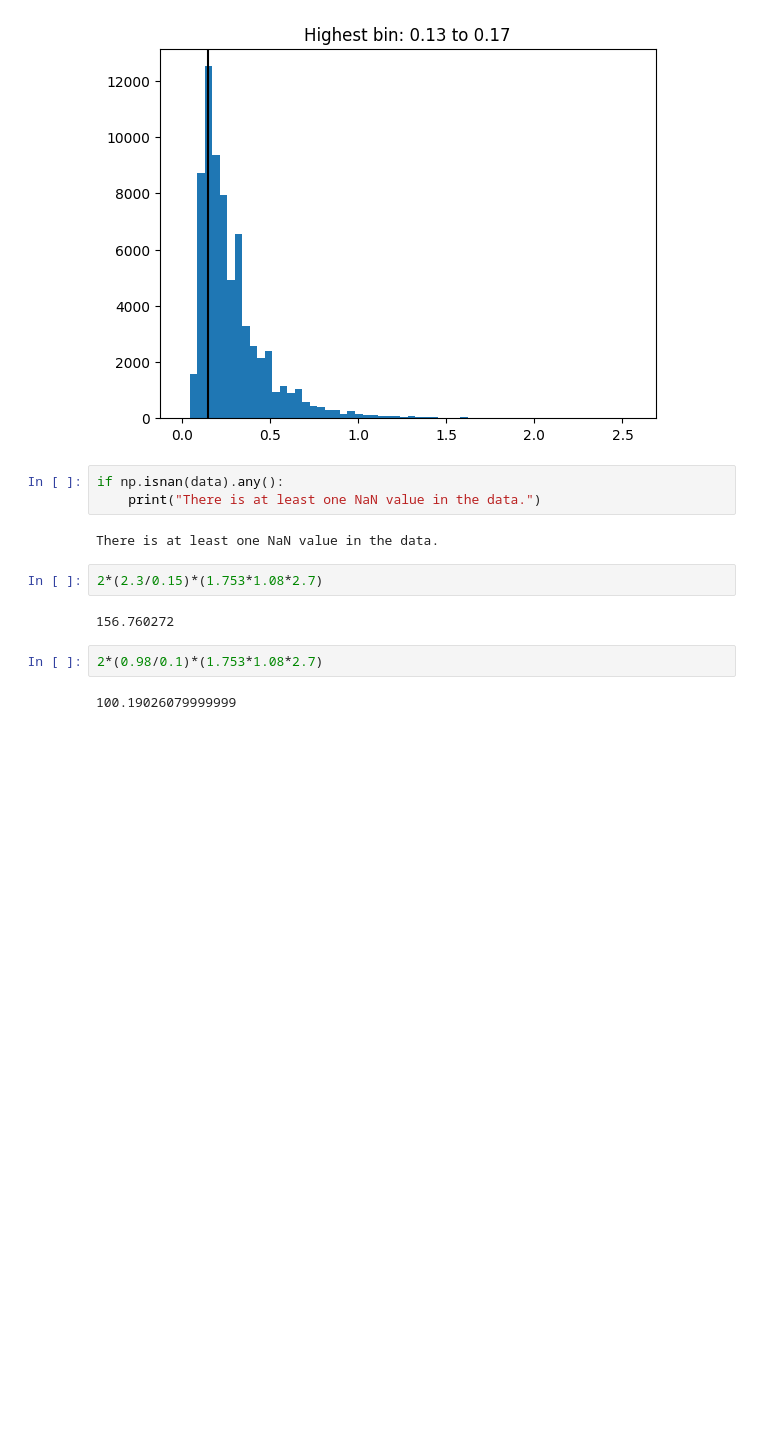
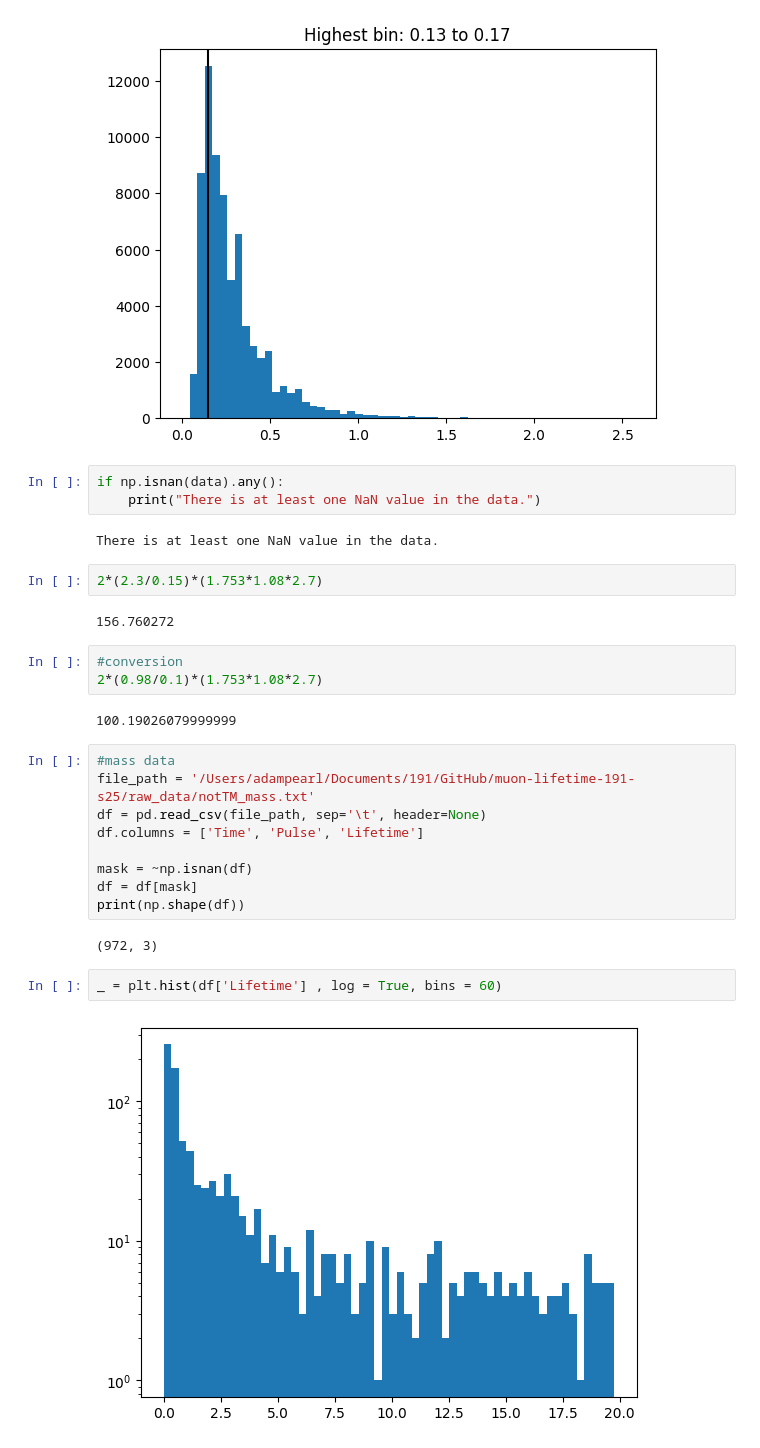
Before and after one commit to nlyu1/muon-lifetime-191-s25, a Jupyter notebook: code/mass_calibration.ipynb, the cells around one changed output. Drawn from its saved outputs; the diff is of its cells as text; blank space fills up the shorter version.

Commit message:
seeing if mass data is clean enough

```diff
--- a/code/mass_calibration.ipynb
+++ b/code/mass_calibration.ipynb
@@ -80,6 +80,22 @@ There is at least one NaN value in the data.
 # %% [output]
 156.760272
 # %%
+#conversion
 2*(0.98/0.1)*(1.753*1.08*2.7)
 # %% [output]
 100.19026079999999
+# %%
+#mass data
+file_path = '/Users/adampearl/Documents/191/GitHub/muon-lifetime-191-s25/raw_data/notTM_mass.txt'
+df = pd.read_csv(file_path, sep='\t', header=None)
+df.columns = ['Time', 'Pulse', 'Lifetime']
+
+mask = ~np.isnan(df)
+df = df[mask]
+print(np.shape(df))
+# %% [output]
+(972, 3)
+# %%
+_ = plt.hist(df['Lifetime'] , log = True, bins = 60)
+# %% [output]
+[figure, added]
```
Also changed, not shown: parts of 1 cell of this notebook, 1 other file.
